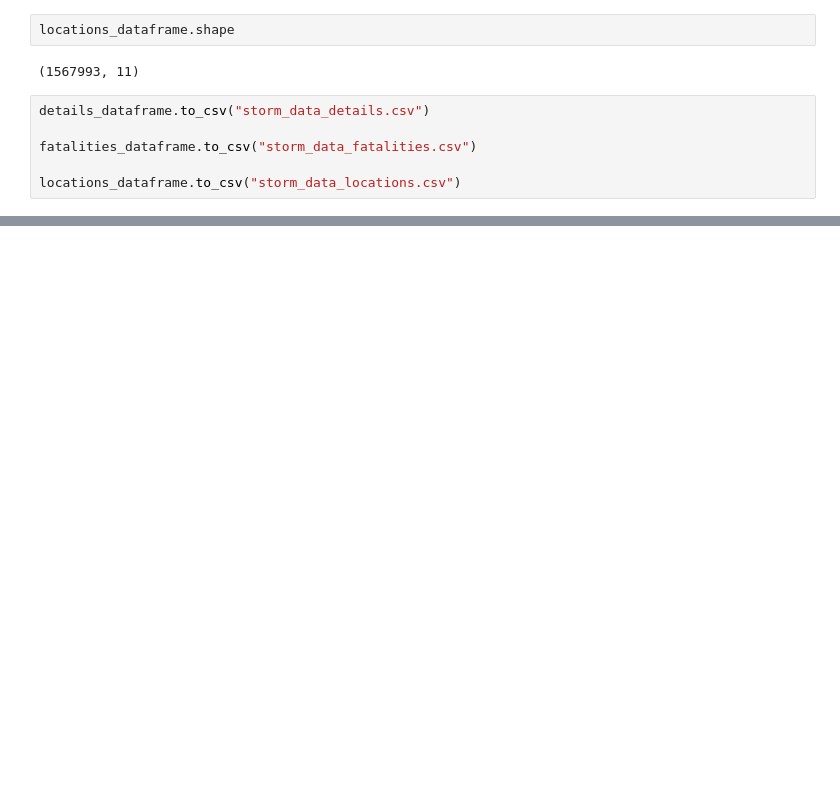
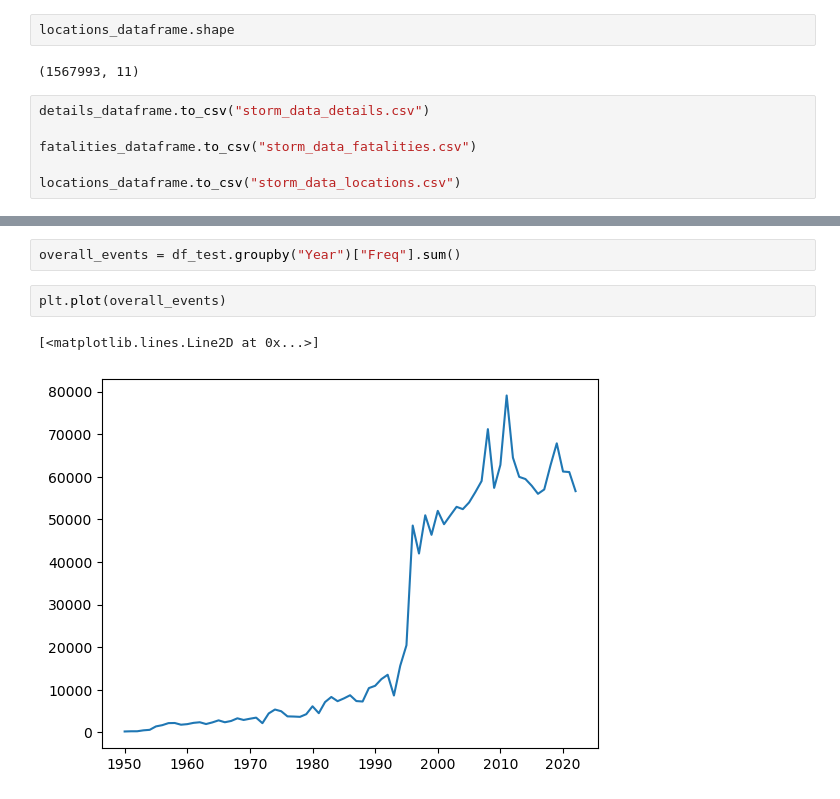
Before and after one commit to Salmatahlil/Capstone, a Jupyter notebook: InitialEDA.ipynb, the cells around one changed output, grey strips where cells are left out. Cells and saved outputs as stored; diff of their text form; blank space fills up the shorter version.

```diff
--- a/InitialEDA.ipynb
+++ b/InitialEDA.ipynb
@@ -674,0 +817,7 @@ locations_dataframe.to_csv("storm_data_locations.csv")
+# %%
+overall_events = df_test.groupby("Year")["Freq"].sum()
+# %%
+plt.plot(overall_events)
+# %% [output]
+[<matplotlib.lines.Line2D at 0x...>]
+[figure, added]
```
Also changed, not shown: parts of 21 cells of this notebook.
